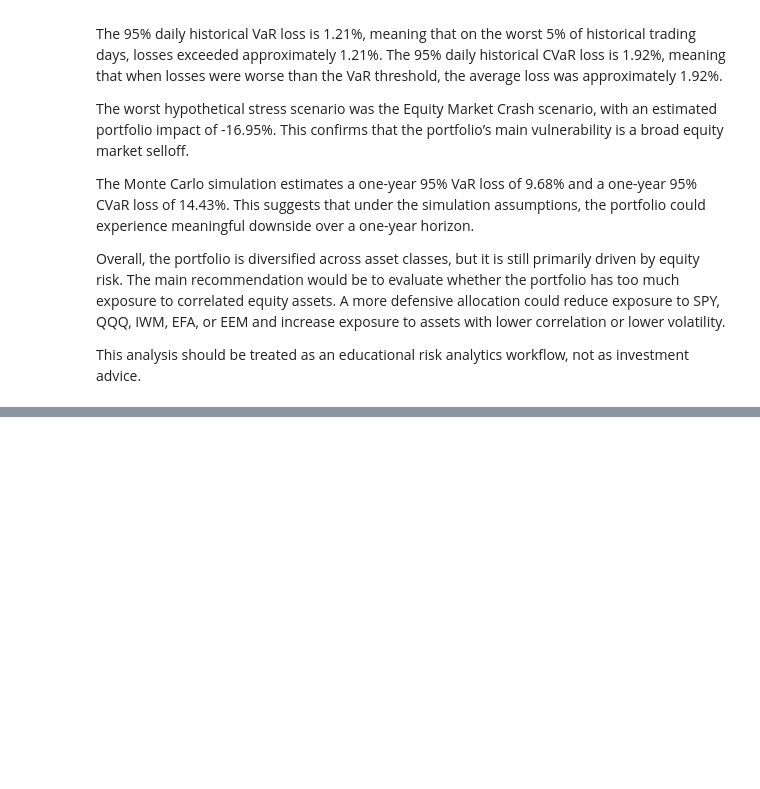
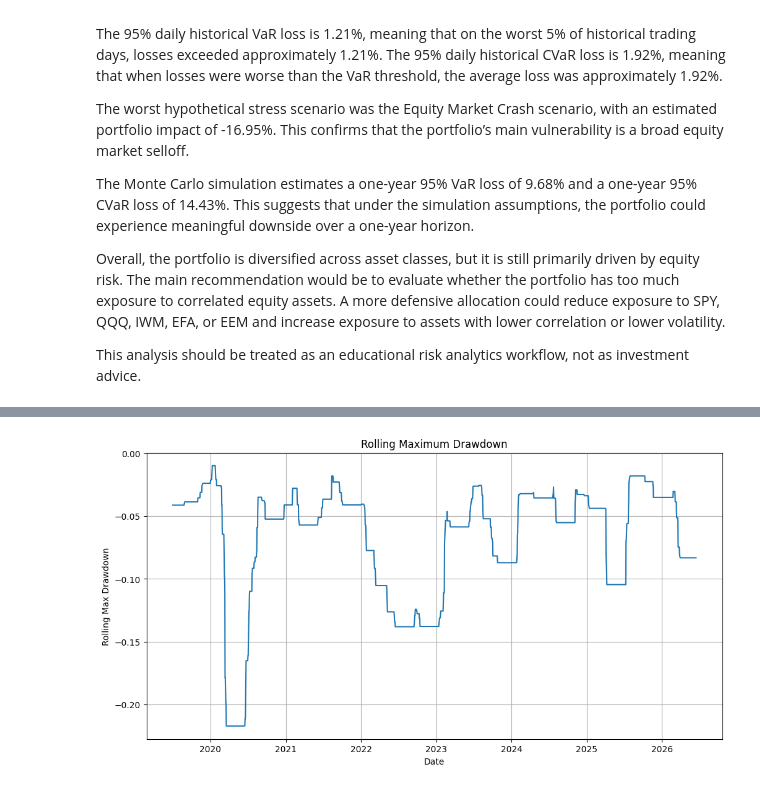
Before and after one commit to jimech/market-risk-analytics-python, a Jupyter notebook: notebooks/executed_01_portfolio_risk_modeling.ipynb, the cells around one changed output, grey strips where cells are left out. Saved outputs shown, nothing was run; the diff lists cells and outputs as text; code cells hidden in the pictures; blank space fills up the shorter version.

```diff
--- a/notebooks/executed_01_portfolio_risk_modeling.ipynb
+++ b/notebooks/executed_01_portfolio_risk_modeling.ipynb
@@ -951,0 +999,15 @@ This analysis should be treated as an educational risk analytics workflow, not a
+# %%
+rolling_max = cumulative_returns.rolling(window=rolling_window).max()
+rolling_drawdown = cumulative_returns / rolling_max - 1
+
+rolling_max_drawdown = rolling_drawdown.rolling(window=rolling_window).min()
+
+plt.figure(figsize=(12, 6))
+plt.plot(rolling_max_drawdown)
+plt.title("Rolling Maximum Drawdown")
+plt.xlabel("Date")
+plt.ylabel("Rolling Max Drawdown")
+plt.grid(True)
+plt.show()
+# %% [output]
+[figure, added]
```
Also changed, not shown: parts of 48 cells of this notebook, 2 other files.
